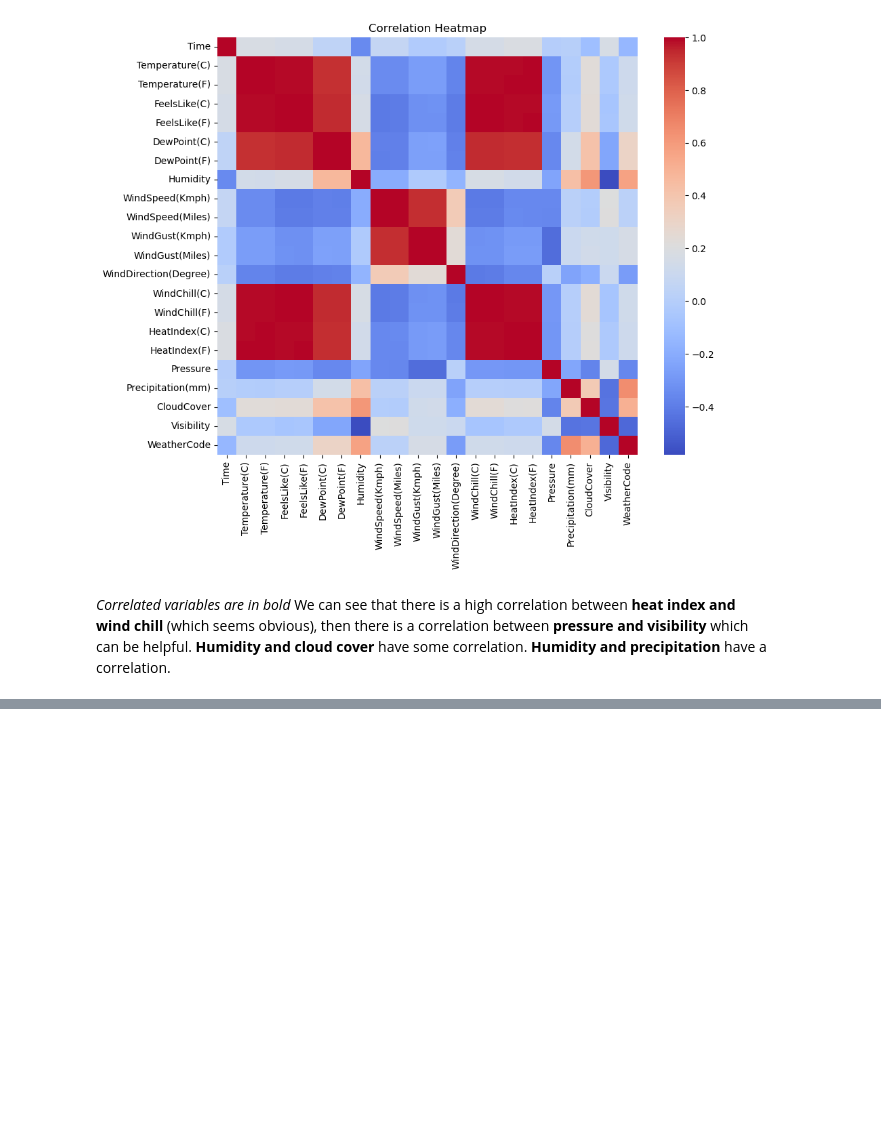
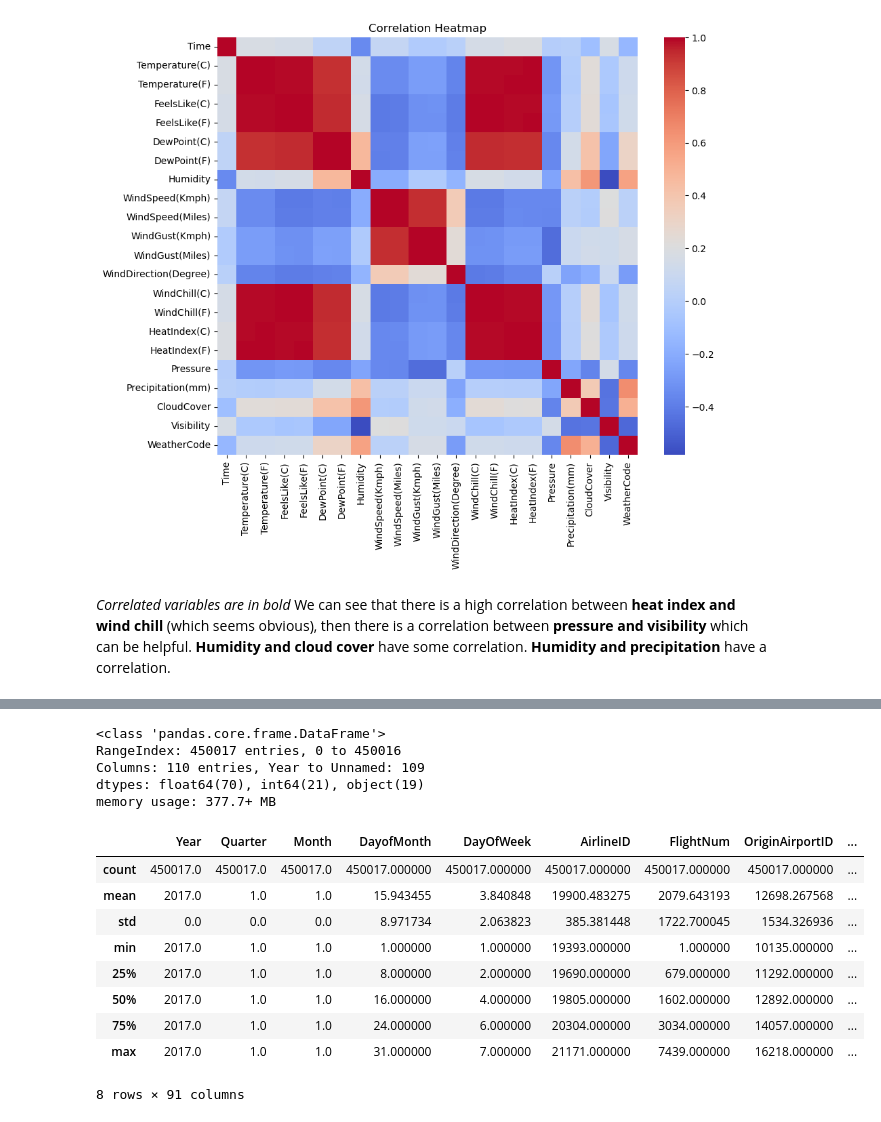
Before and after one commit to Astroficboy/petavue_assignment, a Jupyter notebook: round_3.ipynb, the cells around one changed output, grey strips where cells are left out. Drawn from its saved outputs; the diff is of its cells as text; code cells hidden in the pictures; blank space fills up the shorter version.

```diff
--- a/round_3.ipynb
+++ b/round_3.ipynb
@@ -107,3 +108,5 @@ plt.show()
 # %% [markdown]
 *Correlated variables are in bold*
 We can see that there is a high correlation between **heat index and wind chill** (which seems obvious), then there is a correlation between **pressure and visibility** which can be helpful. **Humidity and cloud cover** have some correlation. **Humidity and precipitation** have a correlation.
+# %%
+flight_data = pd.read_csv('On_Time_On_Time_Performance_2017_1.csv')
@@ -109,0 +123,21 @@ We can see that there is a high correlation between **heat index and wind chill*
+# %%
+flight_data.info()
+# %% [output]
+<class 'pandas.core.frame.DataFrame'>
+RangeIndex: 450017 entries, 0 to 450016
+Columns: 110 entries, Year to Unnamed: 109
+dtypes: float64(70), int64(21), object(19)
+memory usage: 377.7+ MB
+# %%
+flight_data.describe()
+# %% [output]
+|  | Year | Quarter | Month | DayofMonth | DayOfWeek | AirlineID | FlightNum | OriginAirportID | ... |
+| count | 450017.0 | 450017.0 | 450017.0 | 450017.000000 | 450017.000000 | 450017.000000 | 450017.000000 | 450017.000000 | ... |
+| mean | 2017.0 | 1.0 | 1.0 | 15.943455 | 3.840848 | 19900.483275 | 2079.643193 | 12698.267568 | ... |
+| std | 0.0 | 0.0 | 0.0 | 8.971734 | 2.063823 | 385.381448 | 1722.700045 | 1534.326936 | ... |
+| min | 2017.0 | 1.0 | 1.0 | 1.000000 | 1.000000 | 19393.000000 | 1.000000 | 10135.000000 | ... |
+| 25% | 2017.0 | 1.0 | 1.0 | 8.000000 | 2.000000 | 19690.000000 | 679.000000 | 11292.000000 | ... |
+| 50% | 2017.0 | 1.0 | 1.0 | 16.000000 | 4.000000 | 19805.000000 | 1602.000000 | 12892.000000 | ... |
+| 75% | 2017.0 | 1.0 | 1.0 | 24.000000 | 6.000000 | 20304.000000 | 3034.000000 | 14057.000000 | ... |
+| max | 2017.0 | 1.0 | 1.0 | 31.000000 | 7.000000 | 21171.000000 | 7439.000000 | 16218.000000 | ... |
+8 rows × 91 columns
```
Also changed, not shown: parts of 15 cells of this notebook.
